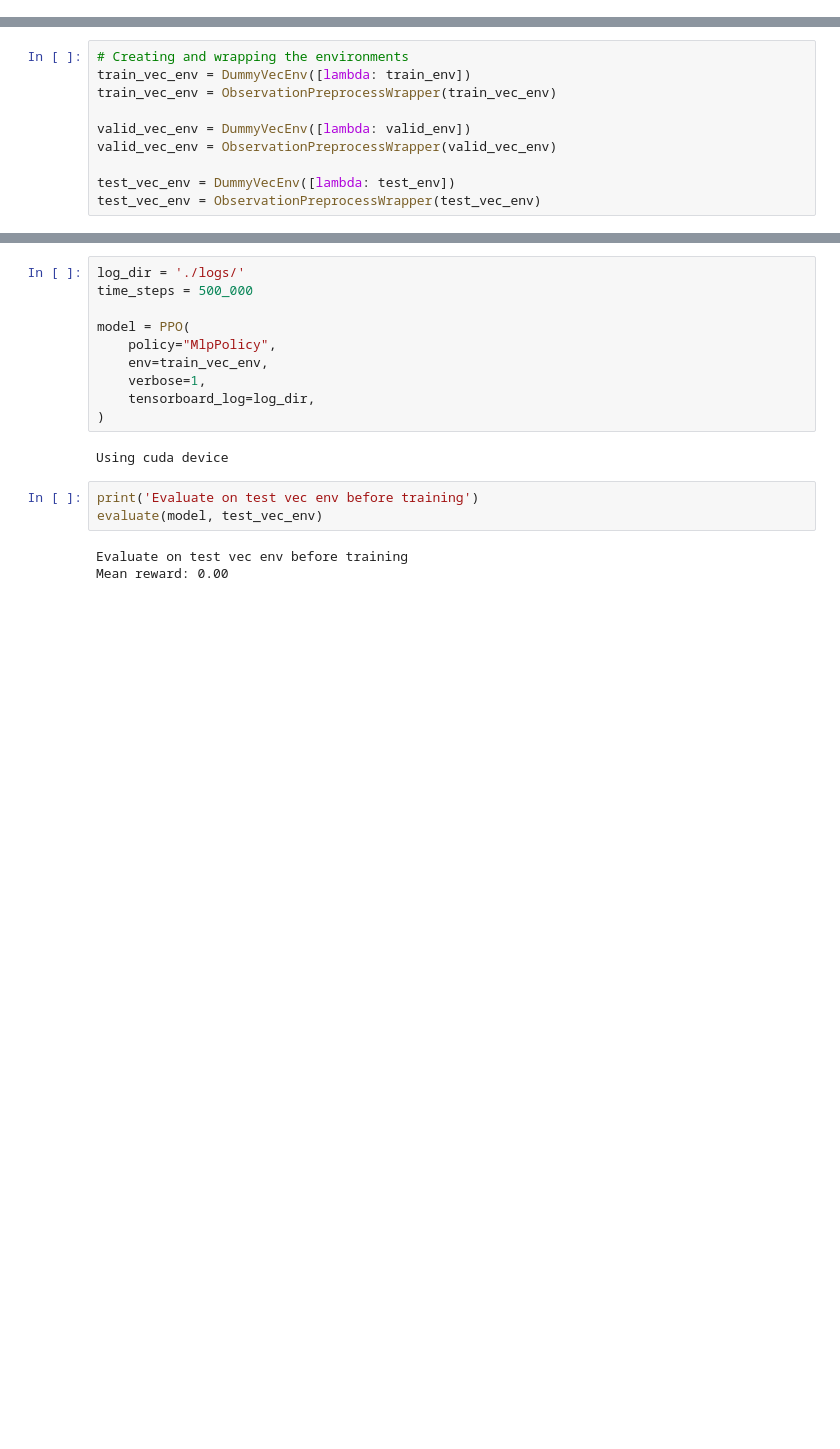
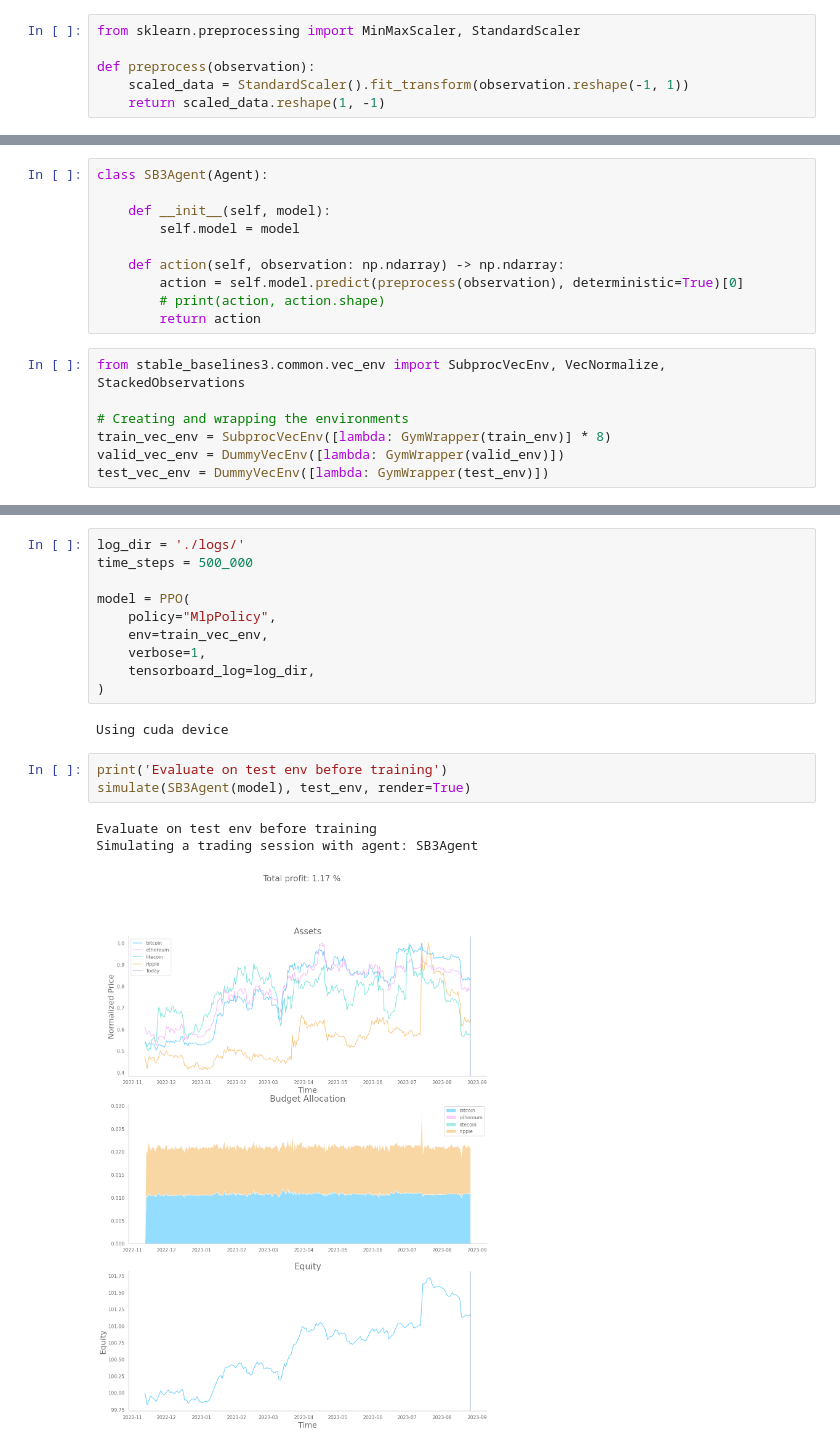
Before and after one commit to damiano1996/gym-trading, a Jupyter notebook: examples/example-Copy1.ipynb, the cells around one changed output, grey strips where cells are left out. Saved outputs shown, nothing was run; the diff lists cells and outputs as text; blank space fills up the shorter version.

```diff
--- a/examples/example-Copy1.ipynb
+++ b/examples/example-Copy1.ipynb
@@ -226,0 +208,6 @@ class ObservationPreprocessWrapper(VecEnvWrapper):
+# %%
+from sklearn.preprocessing import MinMaxScaler, StandardScaler
+
+def preprocess(observation):
+    scaled_data = StandardScaler().fit_transform(observation.reshape(-1, 1))
+    return scaled_data.reshape(1, -1)
@@ -227,11 +249,18 @@ class ObservationPreprocessWrapper(VecEnvWrapper):
+# %%
+class SB3Agent(Agent):
+
+    def __init__(self, model):
+        self.model = model
+
+    def action(self, observation: np.ndarray) -> np.ndarray:
+        action = self.model.predict(preprocess(observation), deterministic=True)[0]
+        # print(action, action.shape)
+        return action
 # %%
+from stable_baselines3.common.vec_env import SubprocVecEnv, VecNormalize, StackedObservations
+
 # Creating and wrapping the environments
-train_vec_env = DummyVecEnv([lambda: train_env])
-train_vec_env = ObservationPreprocessWrapper(train_vec_env)
-
-valid_vec_env = DummyVecEnv([lambda: valid_env])
-valid_vec_env = ObservationPreprocessWrapper(valid_vec_env)
-
-test_vec_env = DummyVecEnv([lambda: test_env])
-test_vec_env = ObservationPreprocessWrapper(test_vec_env)
+train_vec_env = SubprocVecEnv([lambda: GymWrapper(train_env)] * 8)
+valid_vec_env = DummyVecEnv([lambda: GymWrapper(valid_env)])
+test_vec_env = DummyVecEnv([lambda: GymWrapper(test_env)])
 # %%
@@ -257,8 +289,9 @@ model = PPO(
 # %% [output]
 Using cuda device
 # %%
-print('Evaluate on test vec env before training')
-evaluate(model, test_vec_env)
+print('Evaluate on test env before training')
+simulate(SB3Agent(model), test_env, render=True)
 # %% [output]
-Evaluate on test vec env before training
-Mean reward: 0.00
+Evaluate on test env before training
+Simulating a trading session with agent: SB3Agent
+[figure, added]
```
Also changed, not shown: parts of 17 cells of this notebook, 4 other files.
